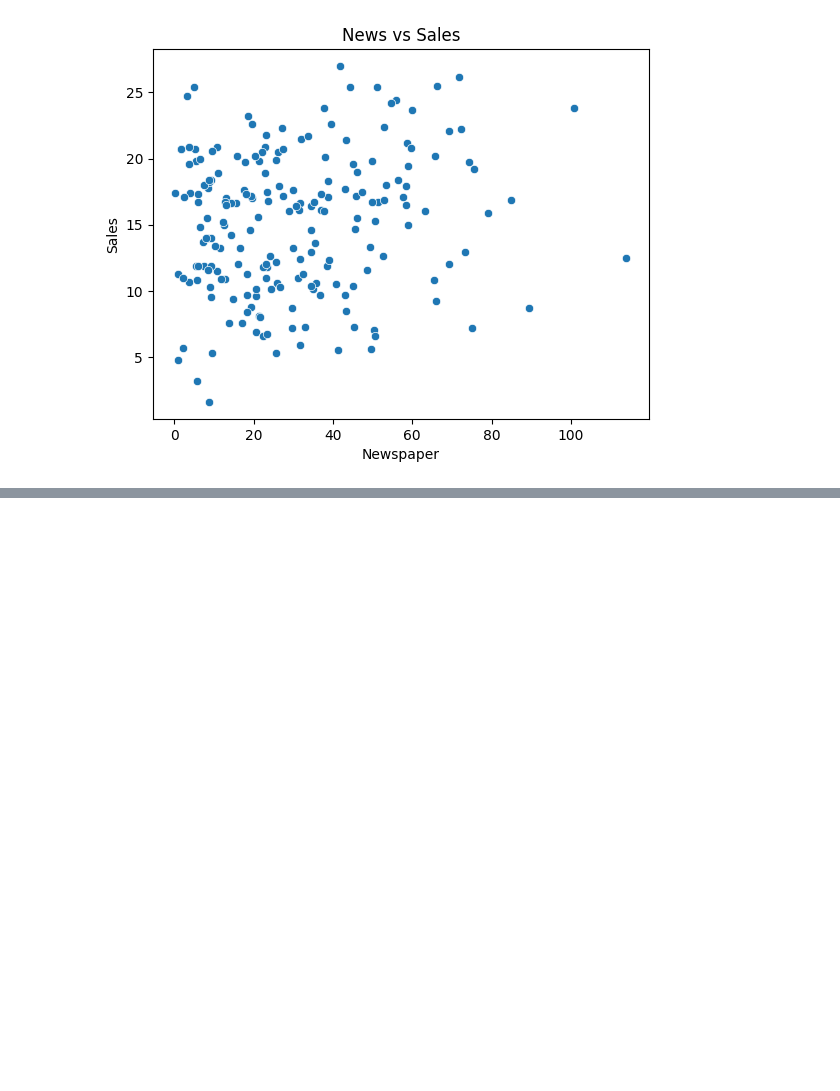
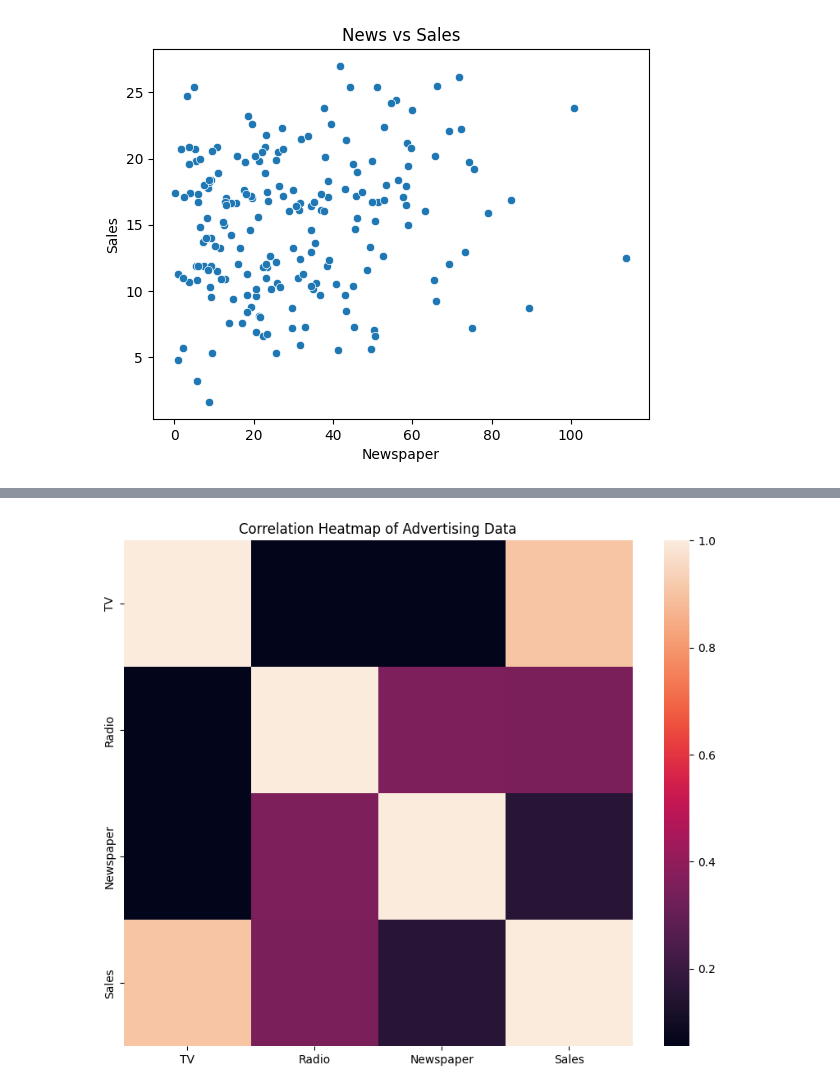
Before and after one commit to pbarizza/ML-course-2025, a Jupyter notebook: lesson02.ipynb, the cells around one changed output, grey strips where cells are left out. Cells and saved outputs as stored; diff of their text form; code cells hidden in the pictures; blank space fills up the shorter version.

```diff
--- a/lesson02.ipynb
+++ b/lesson02.ipynb
@@ -110,0 +118,8 @@ plt.show()
+# %%
+
+plt.figure(figsize=(10, 8))
+sns.heatmap(advertising.corr())
+plt.title('Correlation Heatmap of Advertising Data')
+plt.show()
+# %% [output]
+[figure, added]
```
Also changed, not shown: parts of 3 cells of this notebook.
